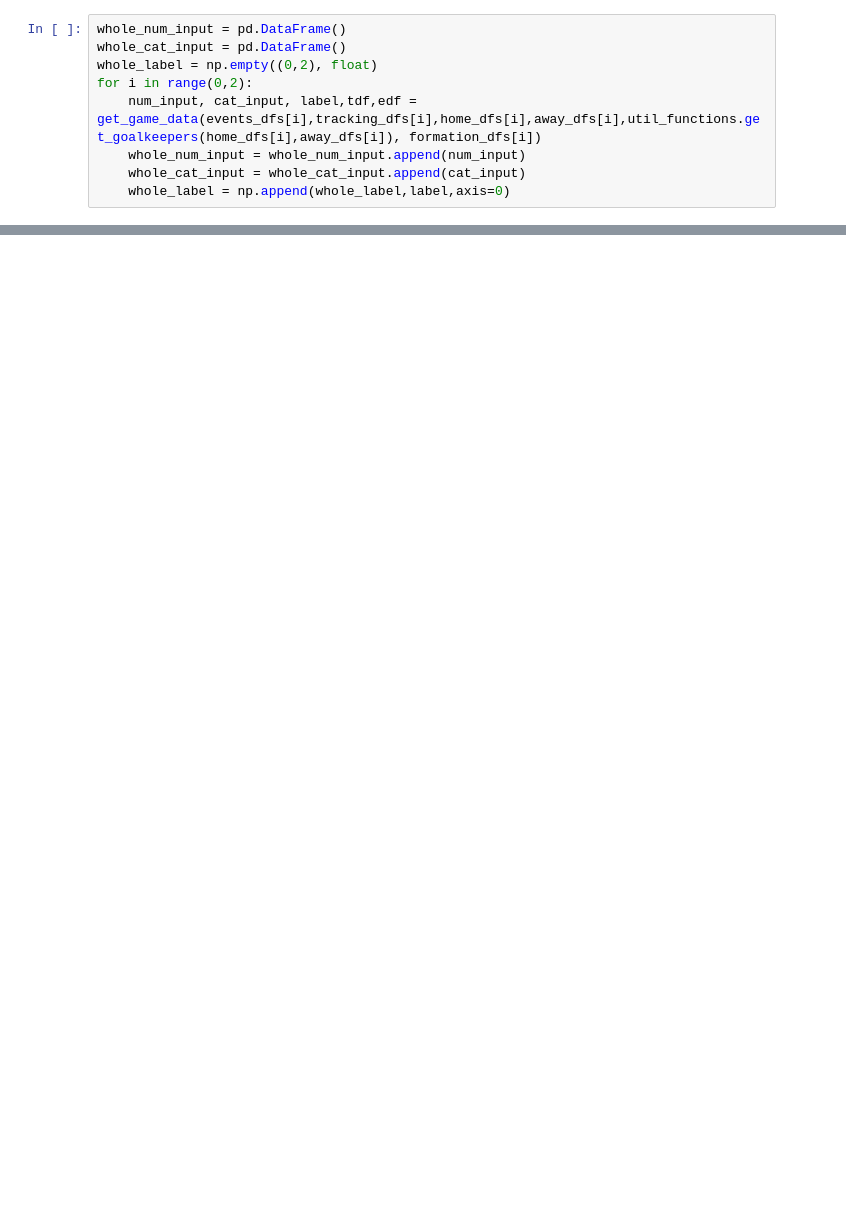
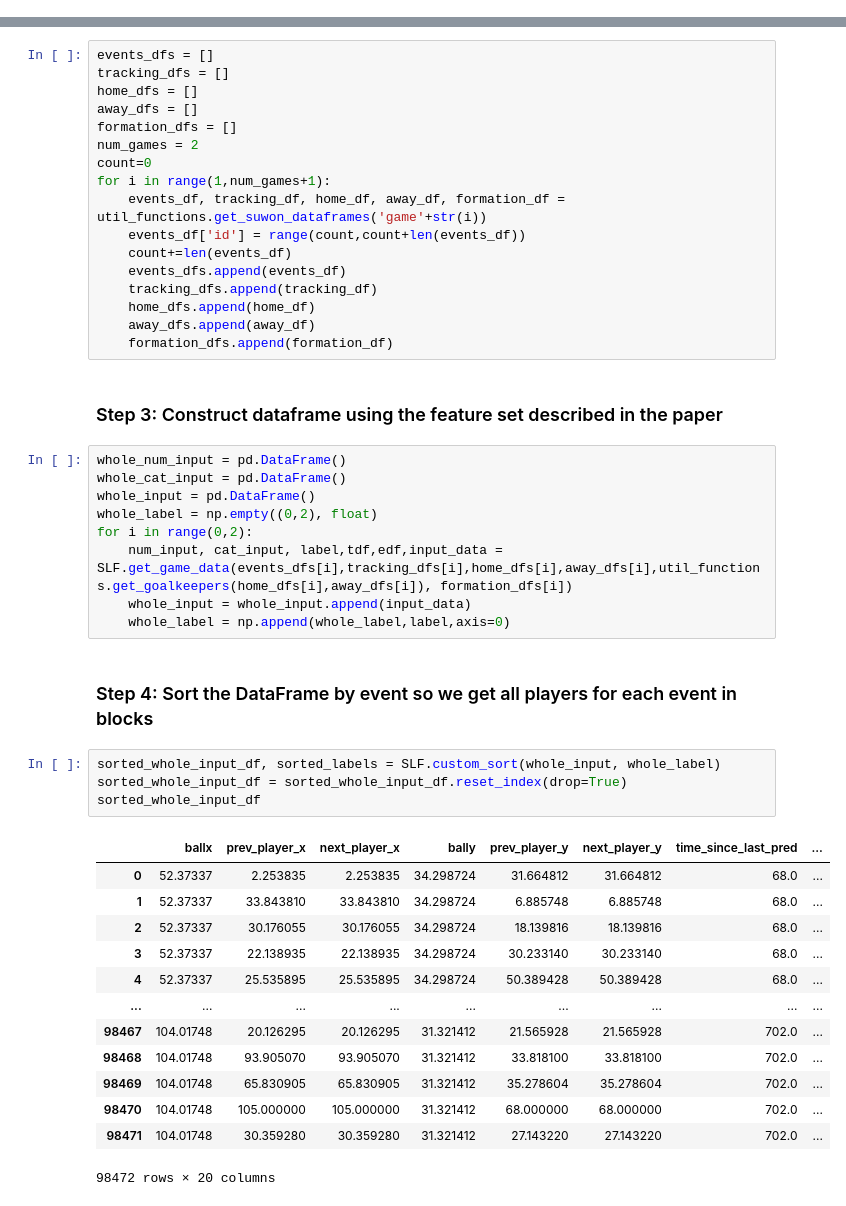
Before and after one commit to Sentient-Sports/PlayerImputation, a Jupyter notebook: ImputationModel/PlayerPositionImputation.ipynb, the cells around one changed output, grey strips where cells are left out. Saved outputs shown, nothing was run; the diff lists cells and outputs as text; blank space fills up the shorter version.

```diff
--- a/ImputationModel/PlayerPositionImputation.ipynb
+++ b/ImputationModel/PlayerPositionImputation.ipynb
@@ -106,9 +0,0 @@ def get_game_data(events_df, tracking_df, home_df, away_df, goalkeepers, formati
-# %%
-whole_num_input = pd.DataFrame()
-whole_cat_input = pd.DataFrame()
-whole_label = np.empty((0,2), float)
-for i in range(0,2):
-    num_input, cat_input, label,tdf,edf = get_game_data(events_dfs[i],tracking_dfs[i],home_dfs[i],away_dfs[i],util_functions.get_goalkeepers(home_dfs[i],away_dfs[i]), formation_dfs[i])
-    whole_num_input = whole_num_input.append(num_input)
-    whole_cat_input = whole_cat_input.append(cat_input)
-    whole_label = np.append(whole_label,label,axis=0)
@@ -518,0 +63,48 @@ print("XGBoost Regressor Distance Error: ", xg_boost_baseline(base_x_train, xg_c
+# %%
+events_dfs = []
+tracking_dfs = []
+home_dfs = []
+away_dfs = []
+formation_dfs = []
+num_games = 2
+count=0
+for i in range(1,num_games+1):
+    events_df, tracking_df, home_df, away_df, formation_df = util_functions.get_suwon_dataframes('game'+str(i))
+    events_df['id'] = range(count,count+len(events_df))
+    count+=len(events_df)
+    events_dfs.append(events_df)
+    tracking_dfs.append(tracking_df)
+    home_dfs.append(home_df)
+    away_dfs.append(away_df)
+    formation_dfs.append(formation_df)
+# %% [markdown]
+### Step 3: Construct dataframe using the feature set described in the paper
+# %%
+whole_num_input = pd.DataFrame()
+whole_cat_input = pd.DataFrame()
+whole_input = pd.DataFrame()
+whole_label = np.empty((0,2), float)
+for i in range(0,2):
+    num_input, cat_input, label,tdf,edf,input_data = SLF.get_game_data(events_dfs[i],tracking_dfs[i],home_dfs[i],away_dfs[i],util_functions.get_goalkeepers(home_dfs[i],away_dfs[i]), formation_dfs[i])
+    whole_input = whole_input.append(input_data)
+    whole_label = np.append(whole_label,label,axis=0)
+# %% [markdown]
+### Step 4: Sort the DataFrame by event so we get all players for each event in blocks
+# %%
+sorted_whole_input_df, sorted_labels = SLF.custom_sort(whole_input, whole_label)
+sorted_whole_input_df = sorted_whole_input_df.reset_index(drop=True)
+sorted_whole_input_df
+# %% [output]
+|  | ballx | prev_player_x | next_player_x | bally | prev_player_y | next_player_y | time_since_last_pred | ... |
+| 0 | 52.37337 | 2.253835 | 2.253835 | 34.298724 | 31.664812 | 31.664812 | 68.0 | ... |
+| 1 | 52.37337 | 33.843810 | 33.843810 | 34.298724 | 6.885748 | 6.885748 | 68.0 | ... |
+| 2 | 52.37337 | 30.176055 | 30.176055 | 34.298724 | 18.139816 | 18.139816 | 68.0 | ... |
+| 3 | 52.37337 | 22.138935 | 22.138935 | 34.298724 | 30.233140 | 30.233140 | 68.0 | ... |
+| 4 | 52.37337 | 25.535895 | 25.535895 | 34.298724 | 50.389428 | 50.389428 | 68.0 | ... |
+| ... | ... | ... | ... | ... | ... | ... | ... | ... |
+| 98467 | 104.01748 | 20.126295 | 20.126295 | 31.321412 | 21.565928 | 21.565928 | 702.0 | ... |
+| 98468 | 104.01748 | 93.905070 | 93.905070 | 31.321412 | 33.818100 | 33.818100 | 702.0 | ... |
+| 98469 | 104.01748 | 65.830905 | 65.830905 | 31.321412 | 35.278604 | 35.278604 | 702.0 | ... |
+| 98470 | 104.01748 | 105.000000 | 105.000000 | 31.321412 | 68.000000 | 68.000000 | 702.0 | ... |
+| 98471 | 104.01748 | 30.359280 | 30.359280 | 31.321412 | 27.143220 | 27.143220 | 702.0 | ... |
+98472 rows × 20 columns
```
Also changed, not shown: parts of 110 cells of this notebook, 20 other files.
